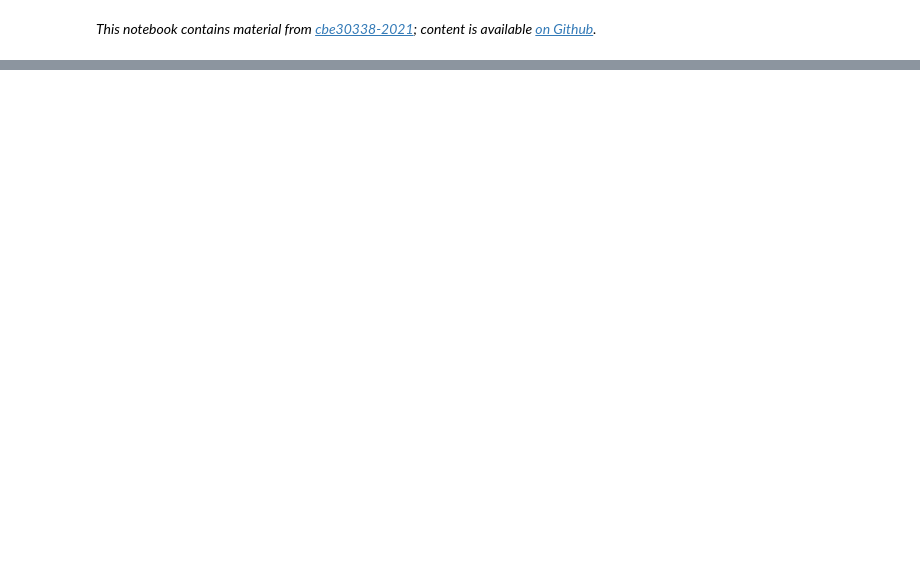
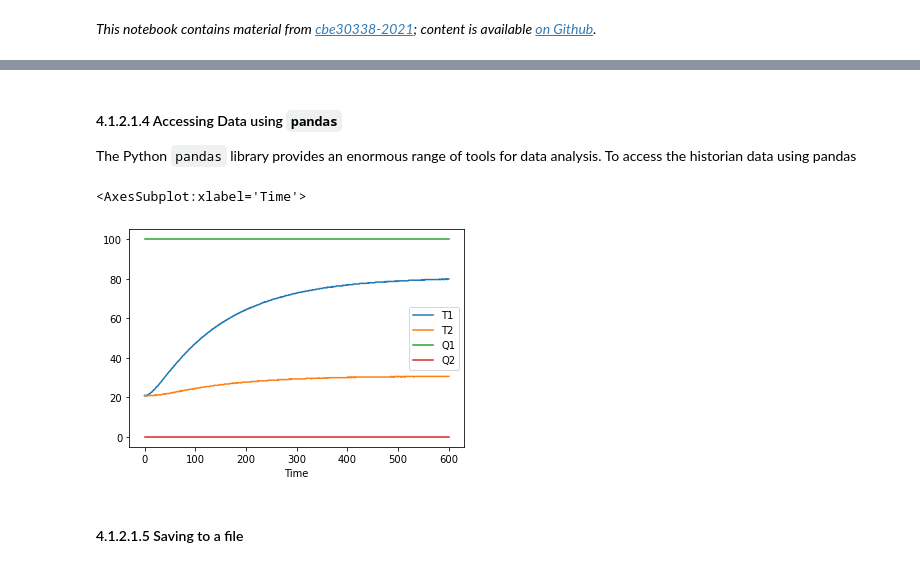
Before and after one commit to jckantor/cbe30338-2021, a Jupyter notebook: docs/04.01-Process-Historians.ipynb, the cells around one changed output, grey strips where cells are left out. Drawn from its saved outputs; the diff is of its cells as text; code cells hidden in the pictures; blank space fills up the shorter version.

```diff
--- a/docs/04.01-Process-Historians.ipynb
+++ b/docs/04.01-Process-Historians.ipynb
@@ -9,0 +104,14 @@ content is available [on Github](https://github.com/jckantor/cbe30338-2021.git).
+# %% [markdown]
+#### 4.1.2.1.4 Accessing Data using `pandas`
+
+The Python `pandas` library provides an enormous range of tools for data analysis. To access the historian data using pandas
+# %%
+import pandas as pd
+df = pd.DataFrame.from_records(h.log, columns=h.columns, index='Time')
+
+df.plot()
+# %% [output]
+<AxesSubplot:xlabel='Time'>
+[figure, added]
+# %% [markdown]
+#### 4.1.2.1.5 Saving to a file
```
Also changed, not shown: parts of 33 cells of this notebook, 10 other files.
